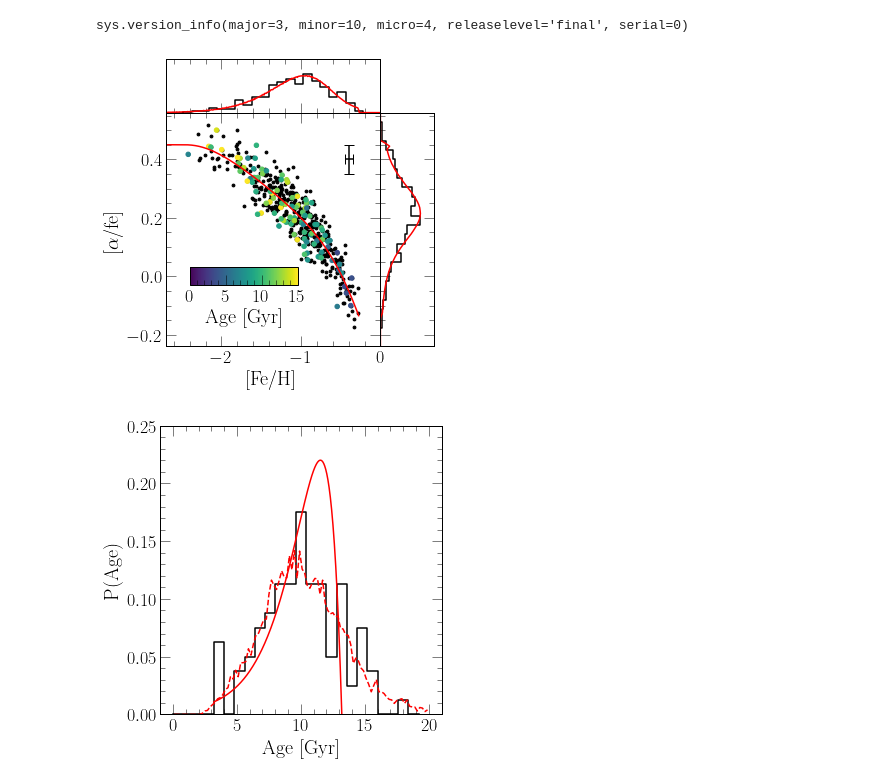
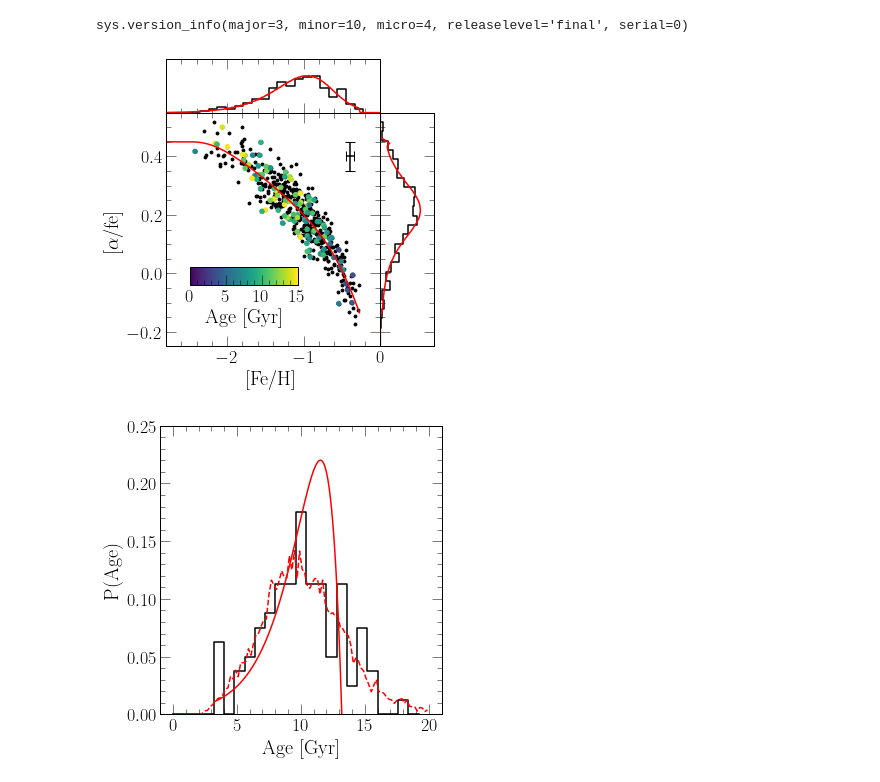
Before and after one commit to giganano/h3halo, a Jupyter notebook: notebooks/paperplots.ipynb, the cells around one changed output. Saved outputs shown, nothing was run; the diff lists cells and outputs as text; code cells hidden in the pictures.

```diff
--- a/notebooks/paperplots.ipynb
+++ b/notebooks/paperplots.ipynb
@@ -30,8 +30,8 @@ fig = plt.figure()
 ax = fig.add_subplot(111)
 ax.set_xlabel("[Fe/H]")
 ax.set_ylabel(r"[$\alpha$/fe]")
-ax.set_xlim([-2.7, 0])
-ax.set_ylim([-0.24, 0.56])
+ax.set_xlim([-2.8, 0])
+ax.set_ylim([-0.25, 0.55])
 
 kwargs = {
     "c": named_colors()["black"],
@@ -77,34 +77,34 @@ right.step(afe_dist, afe_bins[:-1], where = "pre", c = named_colors()["black"])
 
 with vice.output("../mocksamples/fiducial") as true:
     kwargs = {
         "c": named_colors()["red"]
     }
     ax.plot(true.history["[fe/h]"], true.history["[o/fe]"], **kwargs)
     xvals = [(a + b) / 2 for a, b in zip(true.mdf["bin_edge_left"], true.mdf["bin_edge_right"])]
     top.plot(xvals, true.mdf["dn/d[fe/h]"], **kwargs)
     right.plot(true.mdf["dn/d[o/fe]"], xvals, **kwargs)
 
 plt.tight_layout()
 plt.subplots_adjust(right = 0.8, top = 0.8)
 top.set_position([
     ax.get_position().x0,
     ax.get_position().y1,
     ax.get_position().x1 - ax.get_position().x0,
     0.15
 ])
 right.set_position([
     ax.get_position().x1,
     ax.get_position().y0,
     0.15,
     ax.get_position().y1 - ax.get_position().y0
 ])
 for ext in ["pdf", "jpeg"]:
     kwargs = {}
     if ext == "jpeg": kwargs["dpi"] = 200
     plt.savefig("../paper/fiducial_mock_afe_feh.%s" % (ext), **kwargs)
 plt.show()
 # %% [output]
-[figure, old version]
+[figure, new version]
 # %%
 fig = plt.figure()
 ax = fig.add_subplot(111)
```
Also changed, not shown: 12 other files.
